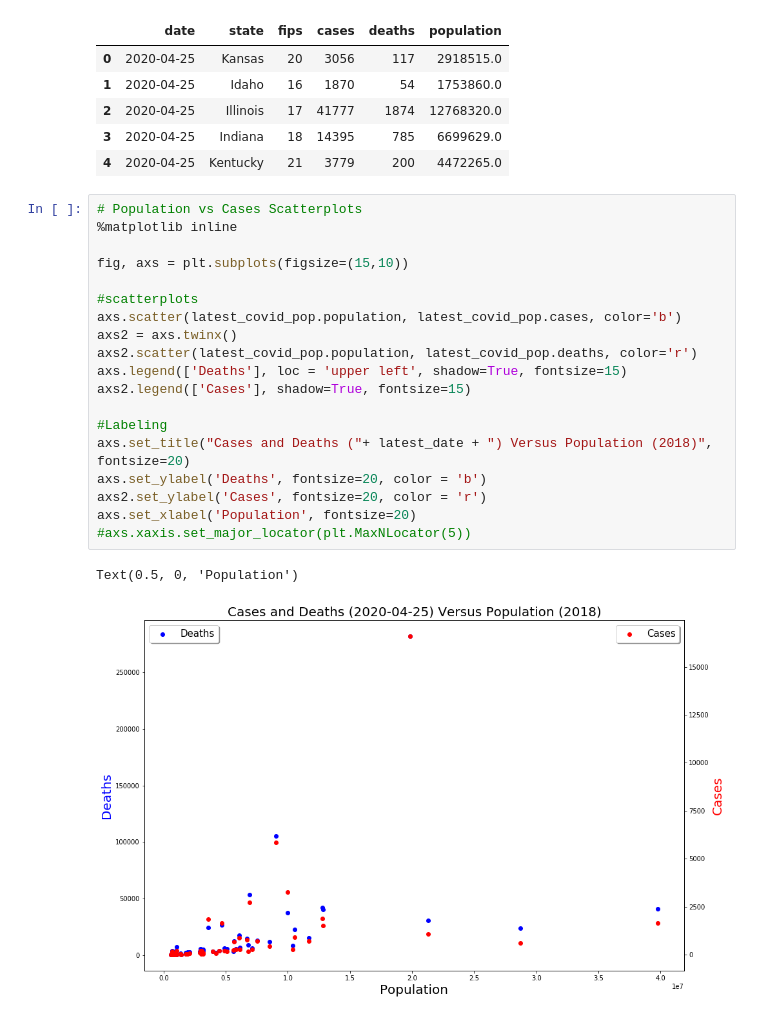
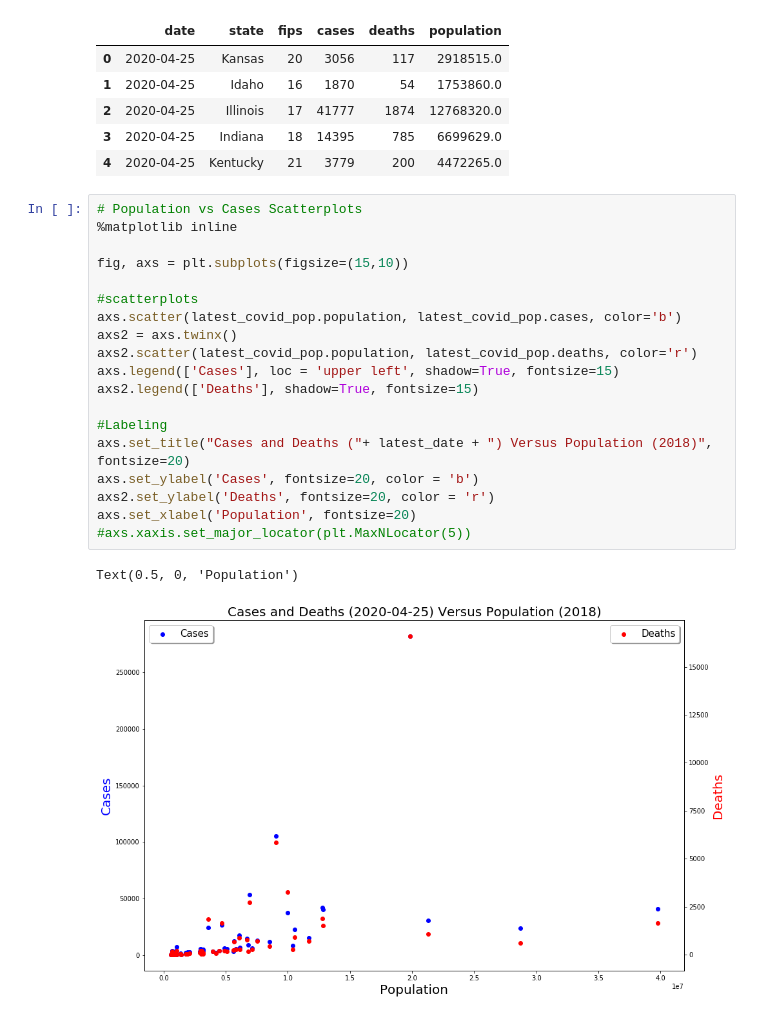
Before and after one commit to CSJohnLee/COVID19_Project, a Jupyter notebook: Lee_EDA.ipynb, the cells around one changed output. Drawn from its saved outputs; the diff is of its cells as text.

```diff
--- a/Lee_EDA.ipynb
+++ b/Lee_EDA.ipynb
@@ -623,22 +623,22 @@ latest_covid_pop.head()
 # %%
 # Population vs Cases Scatterplots
 %matplotlib inline
 
 fig, axs = plt.subplots(figsize=(15,10))
 
 #scatterplots
 axs.scatter(latest_covid_pop.population, latest_covid_pop.cases, color='b')
 axs2 = axs.twinx()
 axs2.scatter(latest_covid_pop.population, latest_covid_pop.deaths, color='r')
-axs.legend(['Deaths'], loc = 'upper left', shadow=True, fontsize=15)
-axs2.legend(['Cases'], shadow=True, fontsize=15)
+axs.legend(['Cases'], loc = 'upper left', shadow=True, fontsize=15)
+axs2.legend(['Deaths'], shadow=True, fontsize=15)
 
 #Labeling
 axs.set_title("Cases and Deaths ("+ latest_date + ") Versus Population (2018)", fontsize=20)
-axs.set_ylabel('Deaths', fontsize=20, color = 'b')
-axs2.set_ylabel('Cases', fontsize=20, color = 'r')
+axs.set_ylabel('Cases', fontsize=20, color = 'b')
+axs2.set_ylabel('Deaths', fontsize=20, color = 'r')
 axs.set_xlabel('Population', fontsize=20)
 #axs.xaxis.set_major_locator(plt.MaxNLocator(5))
 # %% [output]
 Text(0.5, 0, 'Population')
-[figure, old version]
+[figure, new version]
```
